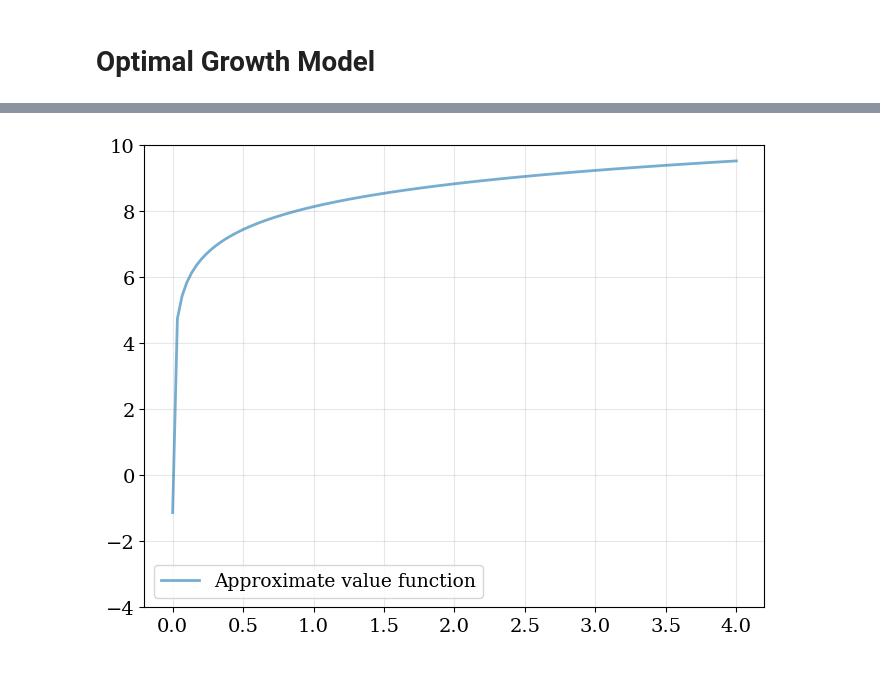
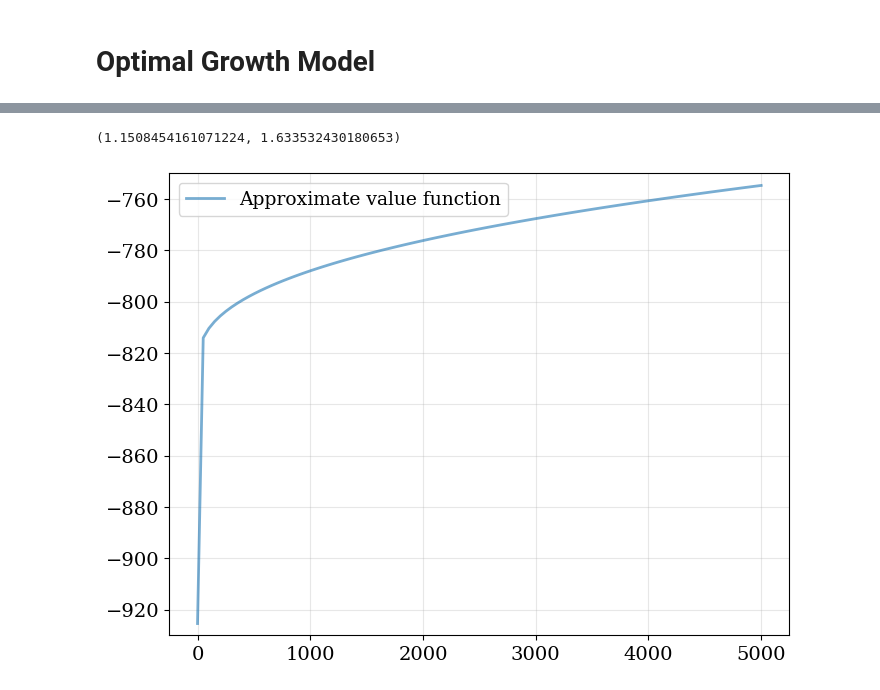
Before and after one commit to charlesaugdupont/poverty-trap, a Jupyter notebook: Optimal Growth.ipynb, the cells around one changed output, grey strips where cells are left out. Saved outputs shown, nothing was run; the diff lists cells and outputs as text; code cells hidden in the pictures.

Commit message:
updates to optimal growth notebook

```diff
--- a/Optimal Growth.ipynb
+++ b/Optimal Growth.ipynb
@@ -143,5 +135,5 @@ ValueError: A value in x_new is below the interpolation range.
 # %%
-def solve_model(og, tol=1e-3, max_iter=1000, verbose=True, print_skip=25):
+def solve_model(og, tol=1e-4, max_iter=1000, verbose=True, print_skip=25):
     """
     Solve model by iterating with the Bellman operator.
     """
@@ -161,6 +153,6 @@ def solve_model(og, tol=1e-3, max_iter=1000, verbose=True, print_skip=25):
     if delta > tol:
         print("Failed to converge!")
     elif verbose:
-        print(f"\nConverged in {i} iterations.")
+        print(f"Converged in {i} iterations.\n")
 
     return v_greedy, v_new
@@ -173,0 +159,13 @@ KeyboardInterrupt:
+# %%
+results = []
+
+return_vals = [1.1, 1.5]
+rhos = [1.2, 1.5, 1.8]
+
+for RR in return_vals:
+    for RHO in rhos:
+        og = OptimalGrowthModel(u=u, f=f)
+        grid = og.grid
+        v_greedy, v_solution = solve_model(og)
+        results.append(v_greedy)
+        plt.plot(grid, v_greedy, lw=2, alpha=0.6, label=f'{RR}, {RHO}')
@@ -173,0 +199,18 @@ KeyboardInterrupt:
+# %%
+# beta = 0.8
+results = []
+
+return_vals = np.linspace(1.1, 1.7, 13)
+
+for RR in return_vals:
+    og = OptimalGrowthModel(u=u, f=f)
+    grid = og.grid
+    v_greedy, v_solution = solve_model(og)
+    results.append(v_greedy)
+    plt.plot(grid, v_greedy, lw=2, alpha=0.6, label=f'{RR}')
+
+
+plt.xlabel("Wealth")
+plt.ylabel("Optimal Consumption")
+plt.legend()
+plt.show()
@@ -173,0 +240,2 @@ KeyboardInterrupt:
+# %%
+grid = np.linspace(1e-4, 5000, 200)
@@ -174,8 +289,12 @@ KeyboardInterrupt:
+# %%
+min(expected), max(expected)
+# %% [output]
+(1.1508454161071224, 1.633532430180653)
 # %%
 fig, ax = plt.subplots()
 ax.plot(grid, v_solution, lw=2, alpha=0.6, label='Approximate value function')
 ax.legend()
-ax.set_ylim(-4, 10)
+ax.set_ylim(-930, -750)
 plt.show()
 # %% [output]
-[figure, old version]
+[figure, new version]
```
Also changed, not shown: parts of 20 cells of this notebook.
